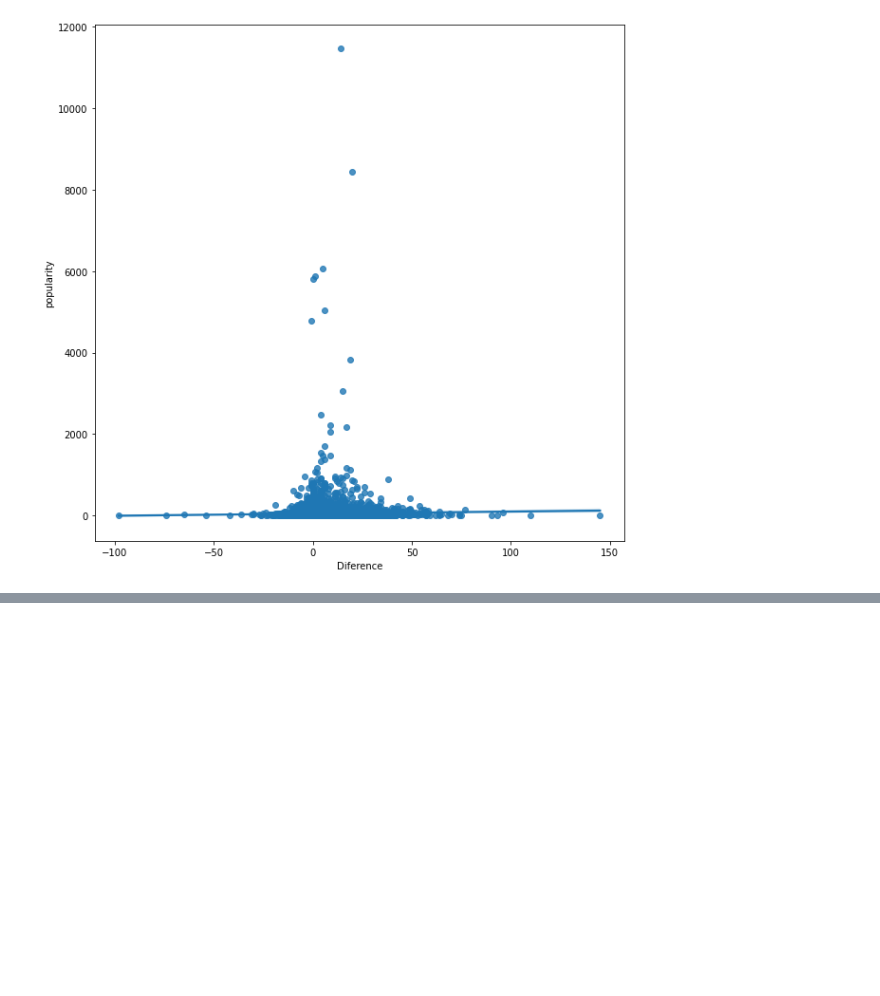
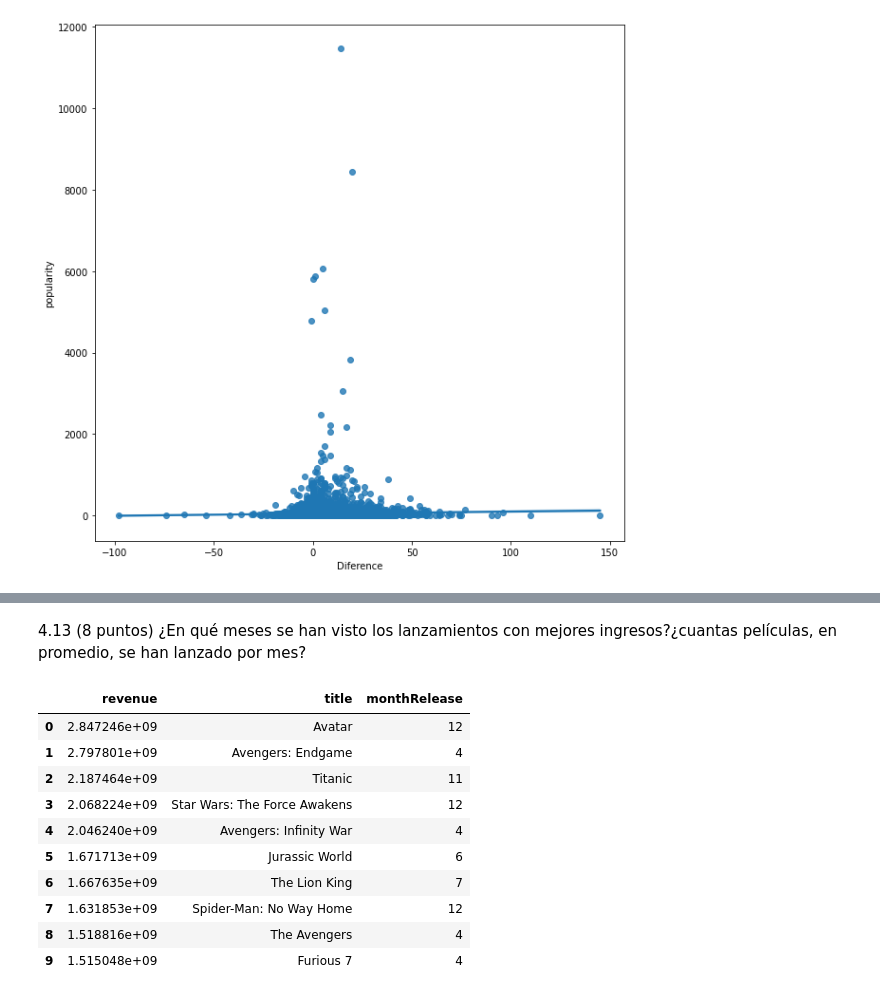
Before and after one commit to raulangelj/HT1_ANALISIS_EXPLORATORIO, a Jupyter notebook: HT1_ANALISIS_EXPLORATORIO.ipynb, the cells around one changed output, grey strips where cells are left out. Cells and saved outputs as stored; diff of their text form; code cells hidden in the pictures; blank space fills up the shorter version.

Commit message:
preguntas 10 11 12 y 13

```diff
--- a/HT1_ANALISIS_EXPLORATORIO.ipynb
+++ b/HT1_ANALISIS_EXPLORATORIO.ipynb
@@ -720,0 +783,20 @@ See the caveats in the documentation: https://pandas.pydata.org/pandas-docs/stab
+# %% [markdown]
+4.13 (8 puntos) ¿En qué meses se han visto los lanzamientos con mejores
+ingresos?¿cuantas películas, en promedio, se han lanzado por mes?
+# %%
+# 4.13
+movies['monthRelease'] = pd.to_datetime(movies.releaseDate).dt.month
+pregunta1 = movies.sort_values('revenue', ascending=False, ignore_index=True)[['revenue', 'title', 'monthRelease']].head(10)
+pregunta1
+# %% [output]
+|  | revenue | title | monthRelease |
+| 0 | 2.847246e+09 | Avatar | 12 |
+| 1 | 2.797801e+09 | Avengers: Endgame | 4 |
+| 2 | 2.187464e+09 | Titanic | 11 |
+| 3 | 2.068224e+09 | Star Wars: The Force Awakens | 12 |
+| 4 | 2.046240e+09 | Avengers: Infinity War | 4 |
+| 5 | 1.671713e+09 | Jurassic World | 6 |
+| 6 | 1.667635e+09 | The Lion King | 7 |
+| 7 | 1.631853e+09 | Spider-Man: No Way Home | 12 |
+| 8 | 1.518816e+09 | The Avengers | 4 |
+| 9 | 1.515048e+09 | Furious 7 | 4 |
```
Also changed, not shown: parts of 7 cells of this notebook.
